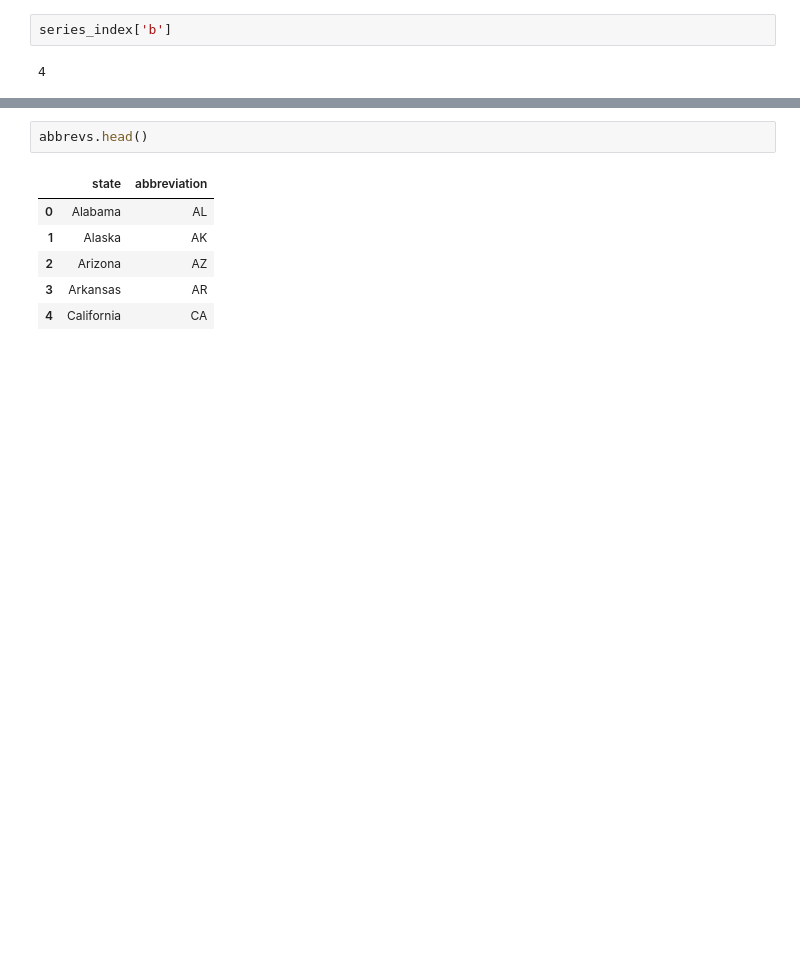
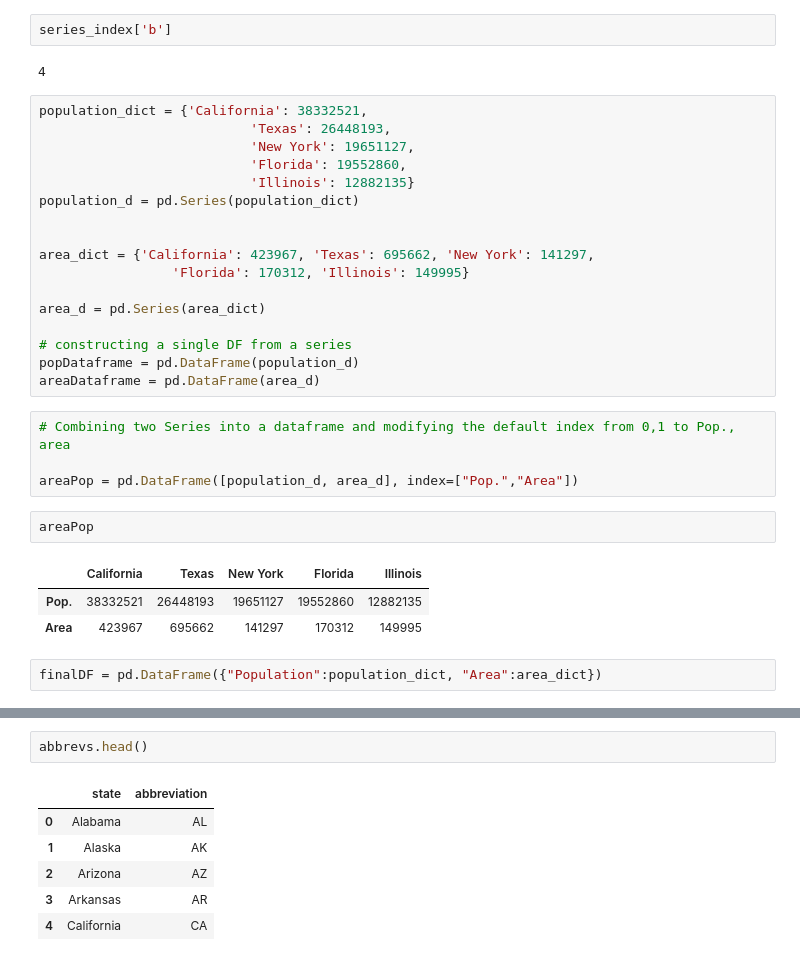
Before and after one commit to rajeev-khoodeeram/python, a Jupyter notebook: pandas_all.ipynb, the cells around one changed output, grey strips where cells are left out. Drawn from its saved outputs; the diff is of its cells as text; blank space fills up the shorter version.

```diff
--- a/pandas_all.ipynb
+++ b/pandas_all.ipynb
@@ -41,3 +46,32 @@ dtype: int64
 series_index['b']
 # %% [output]
 4
+# %%
+population_dict = {'California': 38332521,
+                           'Texas': 26448193,
+                           'New York': 19651127,
+                           'Florida': 19552860,
+                           'Illinois': 12882135}
+population_d = pd.Series(population_dict)
+
+
+area_dict = {'California': 423967, 'Texas': 695662, 'New York': 141297,
+                 'Florida': 170312, 'Illinois': 149995}
+
+area_d = pd.Series(area_dict)
+
+# constructing a single DF from a series
+popDataframe = pd.DataFrame(population_d)
+areaDataframe = pd.DataFrame(area_d)
+# %%
+# Combining two Series into a dataframe and modifying the default index from 0,1 to Pop., area
+
+areaPop = pd.DataFrame([population_d, area_d], index=["Pop.","Area"])
+# %%
+areaPop
+# %% [output]
+|  | California | Texas | New York | Florida | Illinois |
+| Pop. | 38332521 | 26448193 | 19651127 | 19552860 | 12882135 |
+| Area | 423967 | 695662 | 141297 | 170312 | 149995 |
+# %%
+finalDF = pd.DataFrame({"Population":population_dict, "Area":area_dict})
```
Also changed, not shown: parts of 6 cells of this notebook.
